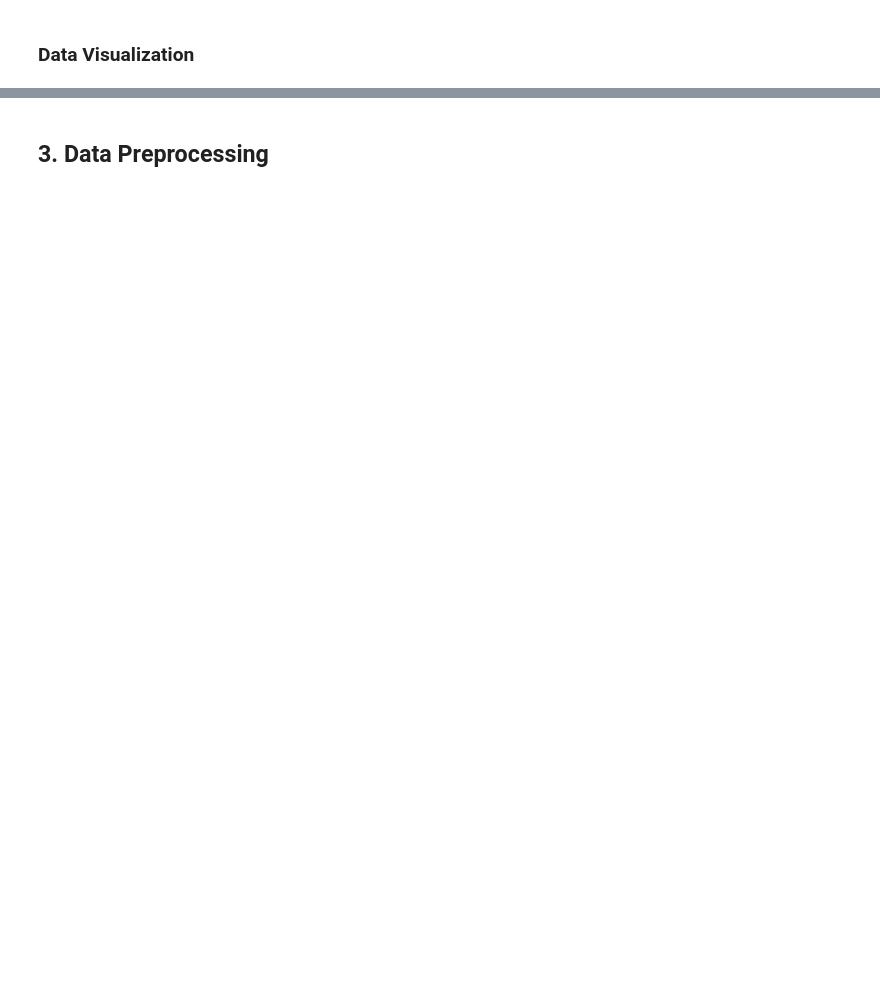
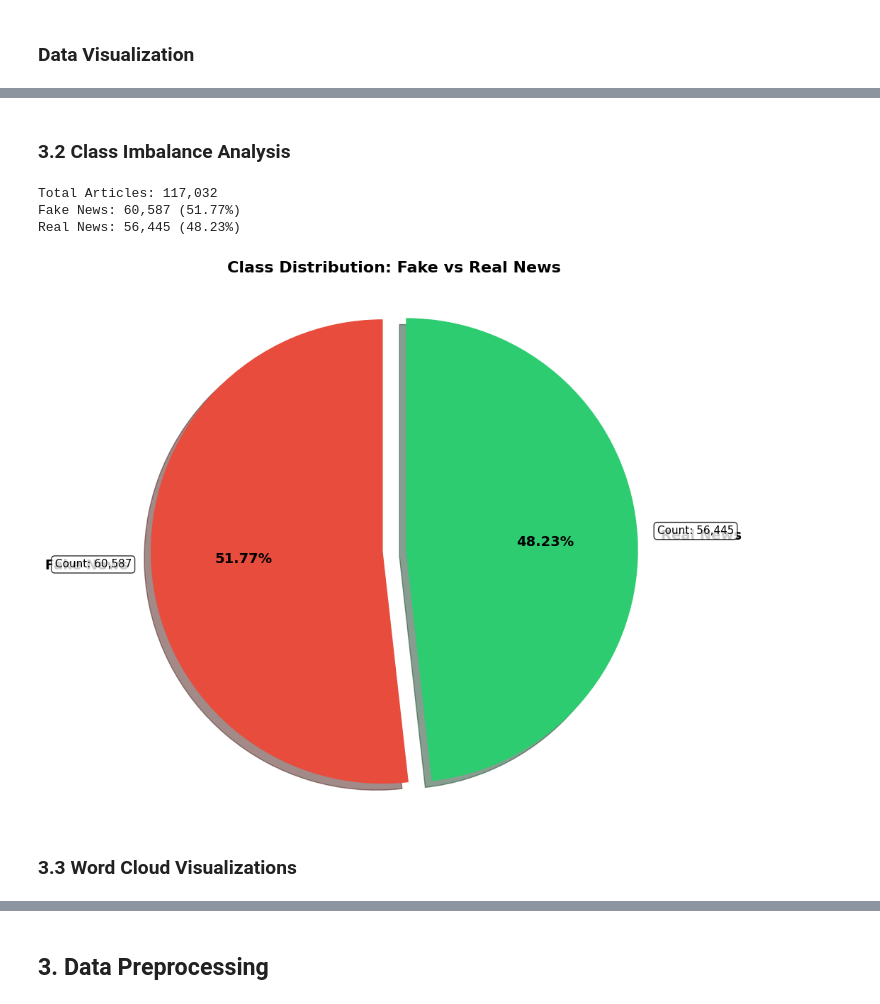
Before and after one commit to pranavkattel/Real_fake_news_detection, a Jupyter notebook: multi_model_fake_news_detection.ipynb, the cells around one changed output, grey strips where cells are left out. Drawn from its saved outputs; the diff is of its cells as text; code cells hidden in the pictures; blank space fills up the shorter version.

Commit message:
added for visualizations

```diff
--- a/multi_model_fake_news_detection.ipynb
+++ b/multi_model_fake_news_detection.ipynb
@@ -157,22 +118,2 @@ Final Dataset: 117032 articles | Real: 56445 | Fake: 60587
 # %% [markdown]
 ### Data Visualization
-# %%
-fig, axes = plt.subplots(1, 2, figsize=(14, 4))
-
-# Class distribution
-colors = ['#e74c3c', '#2ecc71']
-df['label'].value_counts().plot(kind='bar', ax=axes[0], color=colors)
-axes[0].set_title('Class Distribution', fontsize=14)
-axes[0].set_xticklabels(['Fake', 'Real'], rotation=0)
-axes[0].set_ylabel('Count')
-
-# Text length distribution
-df['text_length'] = df['full_text'].apply(len)
-df[df['label']==0]['text_length'].hist(bins=50, alpha=0.5, label='Fake', ax=axes[1], color='#e74c3c')
-df[df['label']==1]['text_length'].hist(bins=50, alpha=0.5, label='Real', ax=axes[1], color='#2ecc71')
-axes[1].set_title('Text Length Distribution', fontsize=14)
-axes[1].set_xlabel('Character Count')
-axes[1].legend()
-
-plt.tight_layout()
-plt.show()
@@ -180,0 +139,52 @@ plt.show()
+# %% [markdown]
+### 3.2 Class Imbalance Analysis
+# %%
+# Calculate class distribution and percentages
+fake_count = (df['label'] == 0).sum()
+real_count = (df['label'] == 1).sum()
+total_count = len(df)
+
+fake_percent = (fake_count / total_count) * 100
+real_percent = (real_count / total_count) * 100
+
+print(f"Total Articles: {total_count:,}")
+print(f"Fake News: {fake_count:,} ({fake_percent:.2f}%)")
+print(f"Real News: {real_count:,} ({real_percent:.2f}%)")
+
+# Create pie chart for class imbalance
+plt.figure(figsize=(10, 8))
+colors = ['#e74c3c', '#2ecc71']
+explode = (0.05, 0.05)
+
+wedges, texts, autotexts = plt.pie(
+    [fake_count, real_count],
+    labels=['Fake News', 'Real News'],
+    autopct='%1.2f%%',
+    startangle=90,
+    colors=colors,
+    explode=explode,
+    shadow=True,
+    textprops={'fontsize': 14, 'fontweight': 'bold'}
+)
+
+plt.title('Class Distribution: Fake vs Real News\n', fontsize=16, fontweight='bold')
+
+# Add count annotations
+for i, (wedge, count) in enumerate(zip(wedges, [fake_count, real_count])):
+    angle = (wedge.theta2 - wedge.theta1) / 2. + wedge.theta1
+    x = np.cos(np.radians(angle))
+    y = np.sin(np.radians(angle))
+    label = f'Count: {count:,}'
+    plt.annotate(label, xy=(x*1.3, y*1.3), fontsize=11, ha='center',
+                bbox=dict(boxstyle='round,pad=0.3', facecolor='white', alpha=0.8))
+
+plt.axis('equal')
+plt.tight_layout()
+plt.show()
+# %% [output]
+Total Articles: 117,032
+Fake News: 60,587 (51.77%)
+Real News: 56,445 (48.23%)
+[figure, added]
+# %% [markdown]
+### 3.3 Word Cloud Visualizations
```
Also changed, not shown: parts of 57 cells of this notebook, 2 other files.
